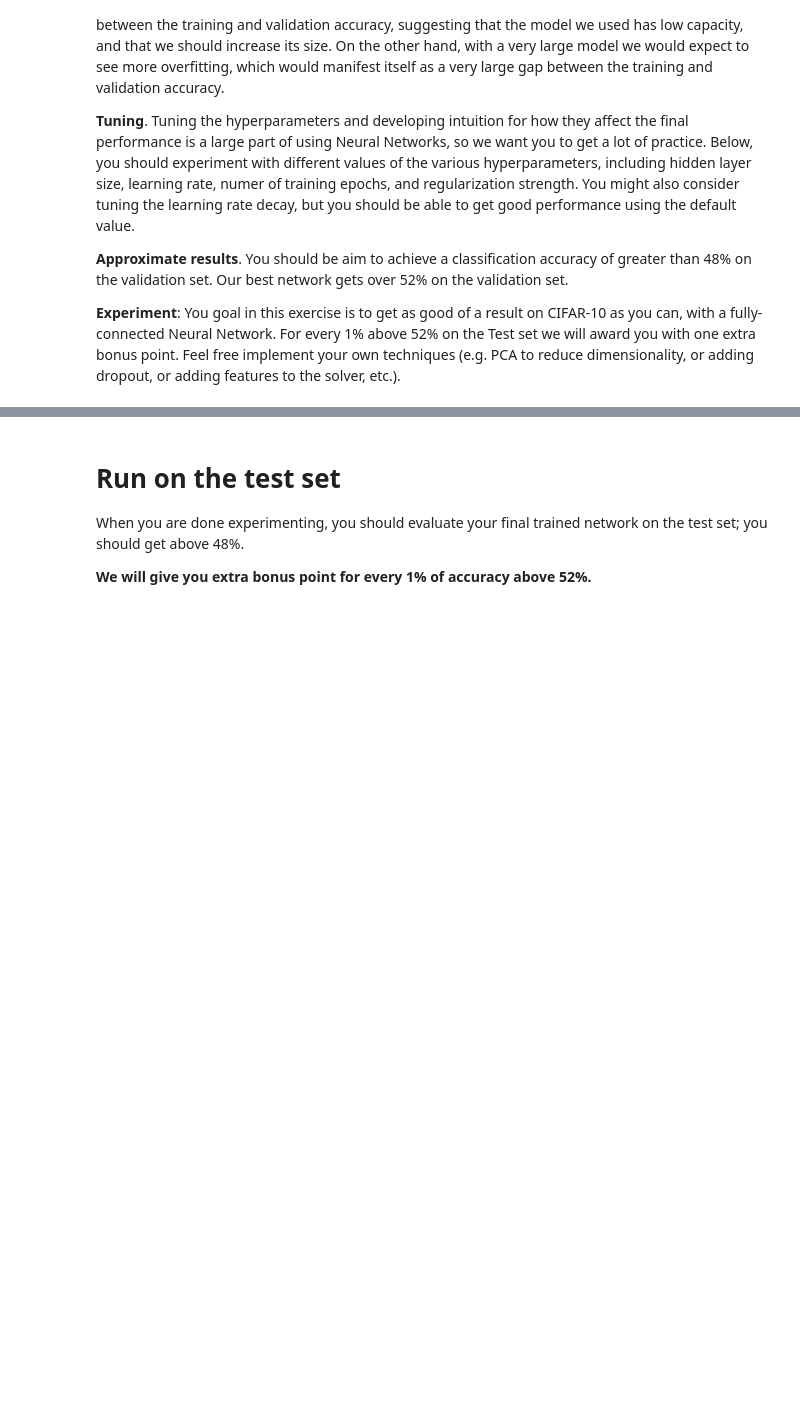
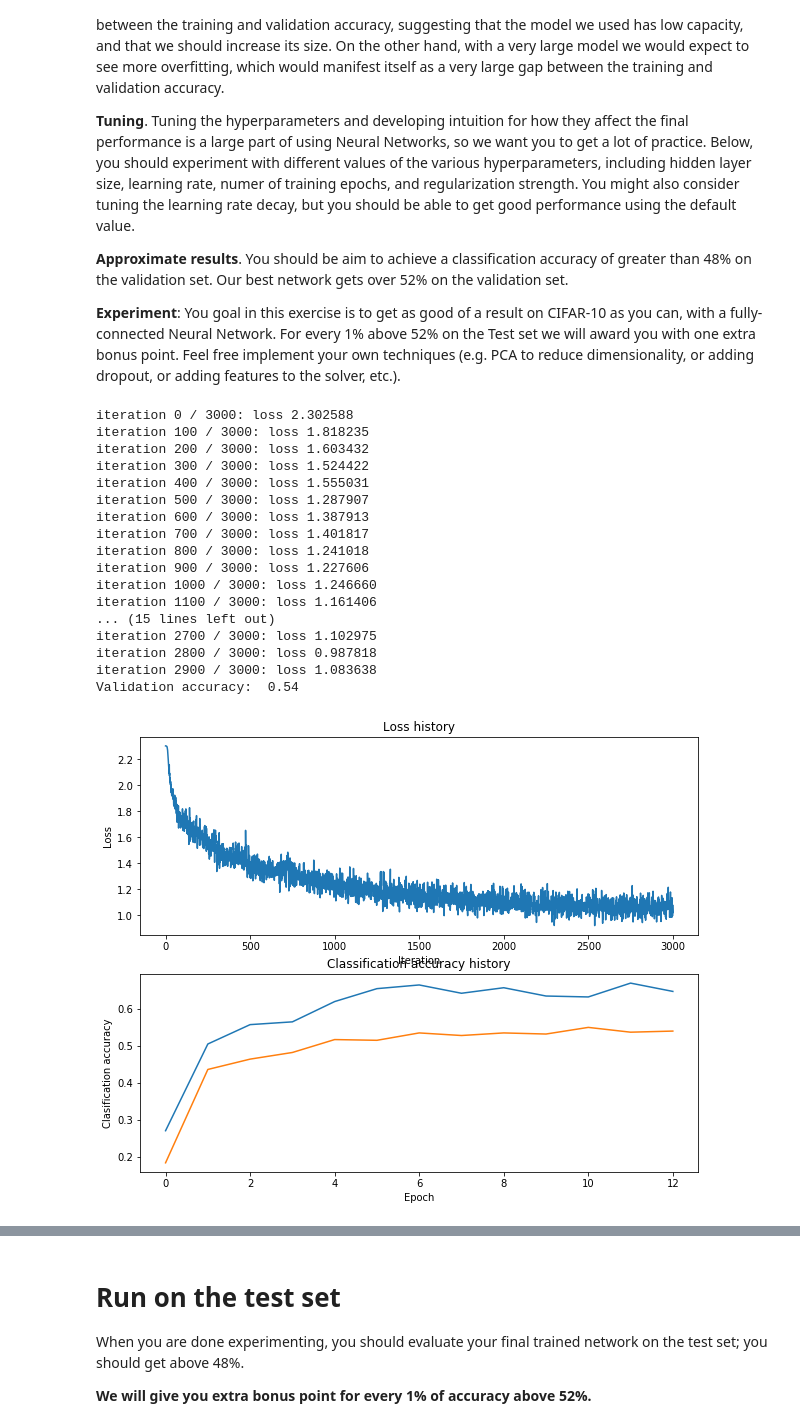
Before and after one commit to sbenditkis/cs231n, a Jupyter notebook: assignment1/two_layer_net.ipynb, the cells around one changed output, grey strips where cells are left out. Drawn from its saved outputs; the diff is of its cells as text; code cells hidden in the pictures; blank space fills up the shorter version.

Commit message:
finished neural network, accuracy 54%

```diff
--- a/assignment1/two_layer_net.ipynb
+++ b/assignment1/two_layer_net.ipynb
@@ -254,22 +285,72 @@ show_net_weights(net)
 # %%
 best_net = None # store the best model into this
 
 #################################################################################
 # TODO: Tune hyperparameters using the validation set. Store your best trained  #
 # model in best_net.                                                            #
 #                                                                               #
 # To help debug your network, it may help to use visualizations similar to the  #
 # ones we used above; these visualizations will have significant qualitative    #
 # differences from the ones we saw above for the poorly tuned network.          #
 #                                                                               #
 # Tweaking hyperparameters by hand can be fun, but you might find it useful to  #
 # write code to sweep through possible combinations of hyperparameters          #
 # automatically like we did on the previous exercises.                          #
 #################################################################################
-pass
+input_size = 32 * 32 * 3
+hidden_size = 150
+num_classes = 10
+net = TwoLayerNet(input_size, hidden_size, num_classes)
+
+# Train the network
+stats = net.train(X_train, y_train, X_val, y_val,
+            num_iters=3000, batch_size=400,
+            learning_rate=3e-3, learning_rate_decay=0.75,
+            reg=0, verbose=True)
+
+# Predict on the validation set
+val_acc = (net.predict(X_val) == y_val).mean()
+print('Validation accuracy: ', val_acc)
+
+best_net=net
+
+# Plot the loss function and train / validation accuracies
+plt.subplot(2, 1, 1)
+plt.plot(stats['loss_history'])
+plt.title('Loss history')
+plt.xlabel('Iteration')
+plt.ylabel('Loss')
+
+plt.subplot(2, 1, 2)
+plt.plot(stats['train_acc_history'], label='train')
+plt.plot(stats['val_acc_history'], label='val')
+plt.title('Classification accuracy history')
+plt.xlabel('Epoch')
+plt.ylabel('Clasification accuracy')
+plt.show()
+
 #################################################################################
 #                               END OF YOUR CODE                                #
 #################################################################################
+# %% [output]
+iteration 0 / 3000: loss 2.302588
+iteration 100 / 3000: loss 1.818235
+iteration 200 / 3000: loss 1.603432
+iteration 300 / 3000: loss 1.524422
+iteration 400 / 3000: loss 1.555031
+iteration 500 / 3000: loss 1.287907
+iteration 600 / 3000: loss 1.387913
+iteration 700 / 3000: loss 1.401817
+iteration 800 / 3000: loss 1.241018
+iteration 900 / 3000: loss 1.227606
+iteration 1000 / 3000: loss 1.246660
+iteration 1100 / 3000: loss 1.161406
+... (15 lines left out)
+iteration 2700 / 3000: loss 1.102975
+iteration 2800 / 3000: loss 0.987818
+iteration 2900 / 3000: loss 1.083638
+Validation accuracy:  0.54
+[figure, added]
 # %%
 # visualize the weights of the best network
 show_net_weights(best_net)
```
Also changed, not shown: parts of 11 cells of this notebook, 1 other file.
